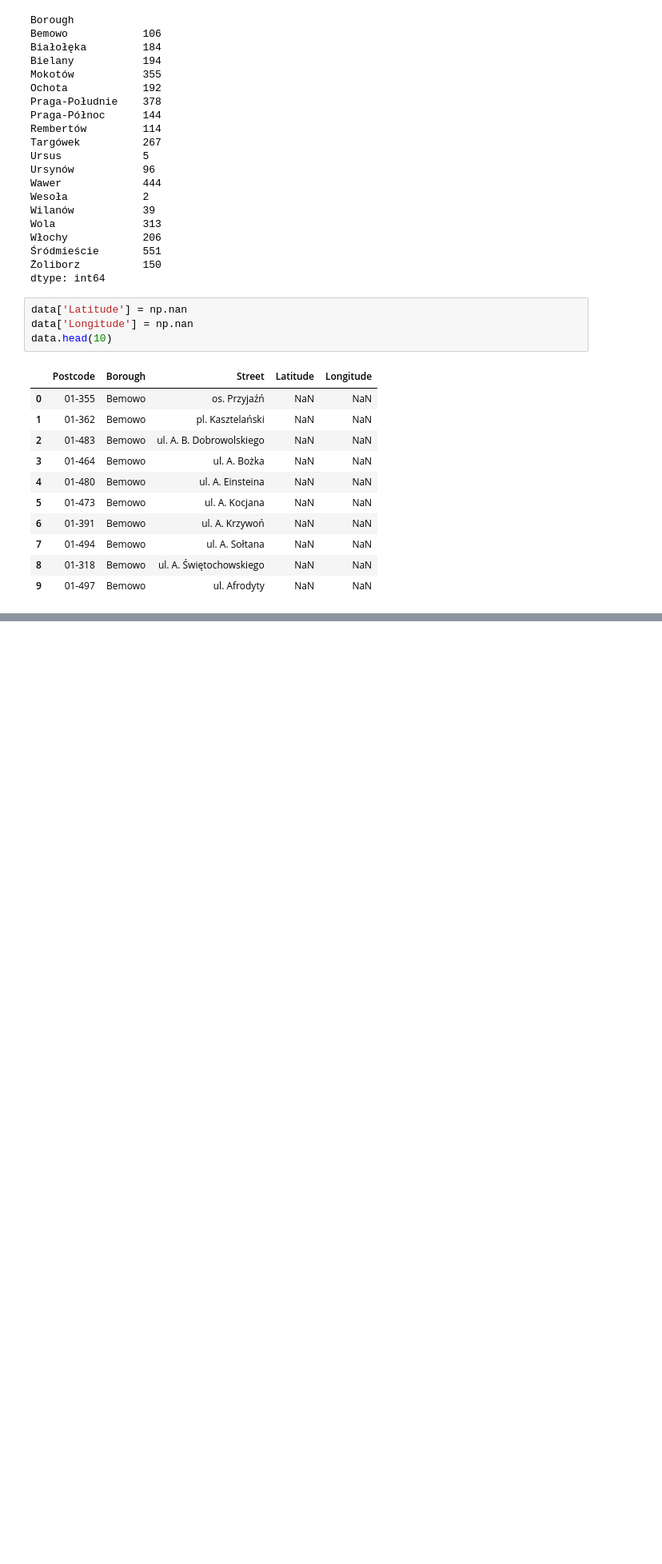
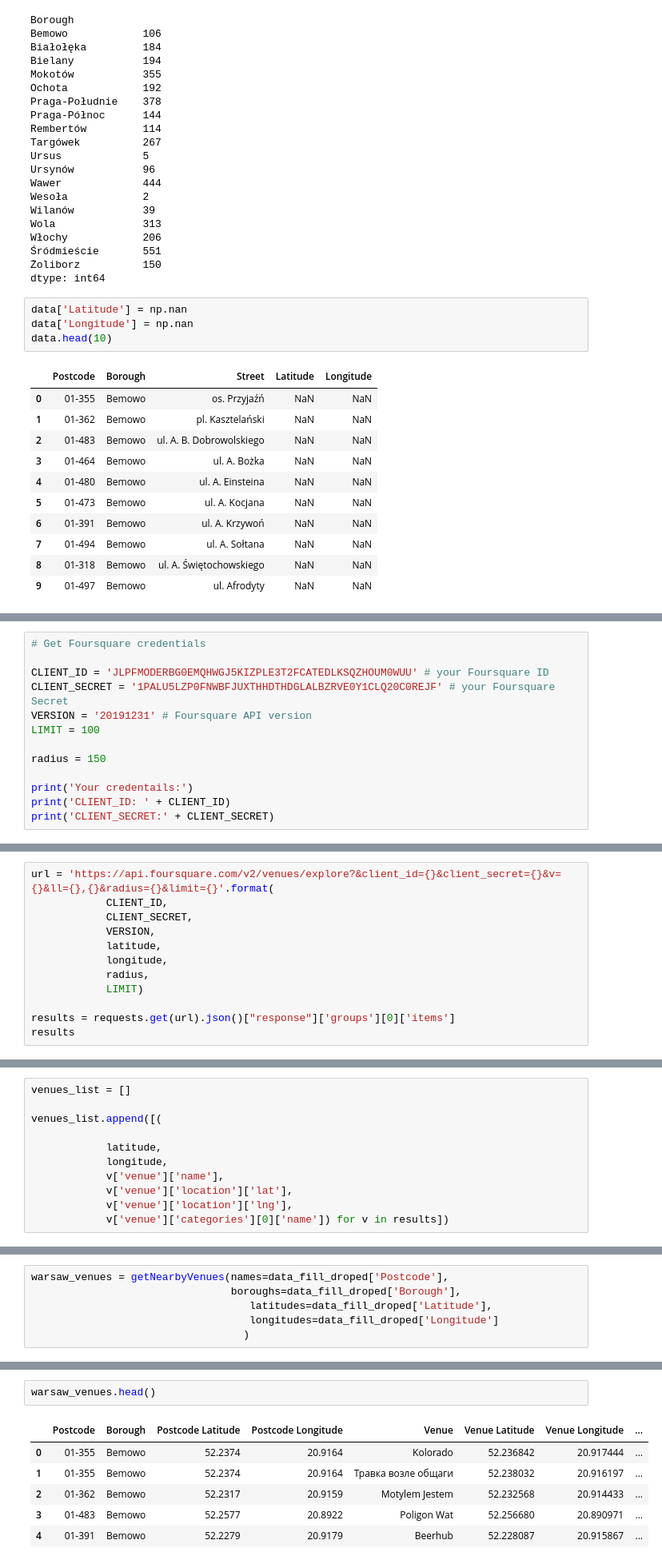
Before and after one commit to MGajewskiK/coursera_capstone, a Jupyter notebook: Warsaw Neighborhoods.ipynb, the cells around one changed output, grey strips where cells are left out. Shown: that part at 80% size. Drawn from its saved outputs; the diff is of its cells as text; blank space fills up the shorter version.

Commit message:
data files, clustering file, changes added to the project

```diff
--- a/Warsaw Neighborhoods.ipynb
+++ b/Warsaw Neighborhoods.ipynb
@@ -195,0 +286,13 @@ KeyboardInterrupt:
+# %%
+# Get Foursquare credentials
+
+CLIENT_ID = 'JLPFMODERBG0EMQHWGJ5KIZPLE3T2FCATEDLKSQZHOUM0WUU' # your Foursquare ID
+CLIENT_SECRET = '1PALU5LZP0FNWBFJUXTHHDTHDGLALBZRVE0Y1CLQ20C0REJF' # your Foursquare Secret
+VERSION = '20191231' # Foursquare API version
+LIMIT = 100
+
+radius = 150
+
+print('Your credentails:')
+print('CLIENT_ID: ' + CLIENT_ID)
+print('CLIENT_SECRET:' + CLIENT_SECRET)
@@ -195,0 +303,12 @@ KeyboardInterrupt:
+# %%
+url = 'https://api.foursquare.com/v2/venues/explore?&client_id={}&client_secret={}&v={}&ll={},{}&radius={}&limit={}'.format(
+            CLIENT_ID,
+            CLIENT_SECRET,
+            VERSION,
+            latitude,
+            longitude,
+            radius,
+            LIMIT)
+
+results = requests.get(url).json()["response"]['groups'][0]['items']
+results
@@ -195,0 +333,11 @@ KeyboardInterrupt:
+# %%
+venues_list = []
+
+venues_list.append([(
+
+            latitude,
+            longitude,
+            v['venue']['name'],
+            v['venue']['location']['lat'],
+            v['venue']['location']['lng'],
+            v['venue']['categories'][0]['name']) for v in results])
@@ -195,0 +413,6 @@ KeyboardInterrupt:
+# %%
+warsaw_venues = getNearbyVenues(names=data_fill_droped['Postcode'],
+                                boroughs=data_fill_droped['Borough'],
+                                   latitudes=data_fill_droped['Latitude'],
+                                   longitudes=data_fill_droped['Longitude']
+                                  )
@@ -195,0 +425,9 @@ KeyboardInterrupt:
+# %%
+warsaw_venues.head()
+# %% [output]
+|  | Postcode | Borough | Postcode Latitude | Postcode Longitude | Venue | Venue Latitude | Venue Longitude | ... |
+| 0 | 01-355 | Bemowo | 52.2374 | 20.9164 | Kolorado | 52.236842 | 20.917444 | ... |
+| 1 | 01-355 | Bemowo | 52.2374 | 20.9164 | Травка возле общаги | 52.238032 | 20.916197 | ... |
+| 2 | 01-362 | Bemowo | 52.2317 | 20.9159 | Motylem Jestem | 52.232568 | 20.914433 | ... |
+| 3 | 01-483 | Bemowo | 52.2577 | 20.8922 | Poligon Wat | 52.256680 | 20.890971 | ... |
+| 4 | 01-391 | Bemowo | 52.2279 | 20.9179 | Beerhub | 52.228087 | 20.915867 | ... |
```
Also changed, not shown: parts of 36 cells of this notebook, 9 other files.
